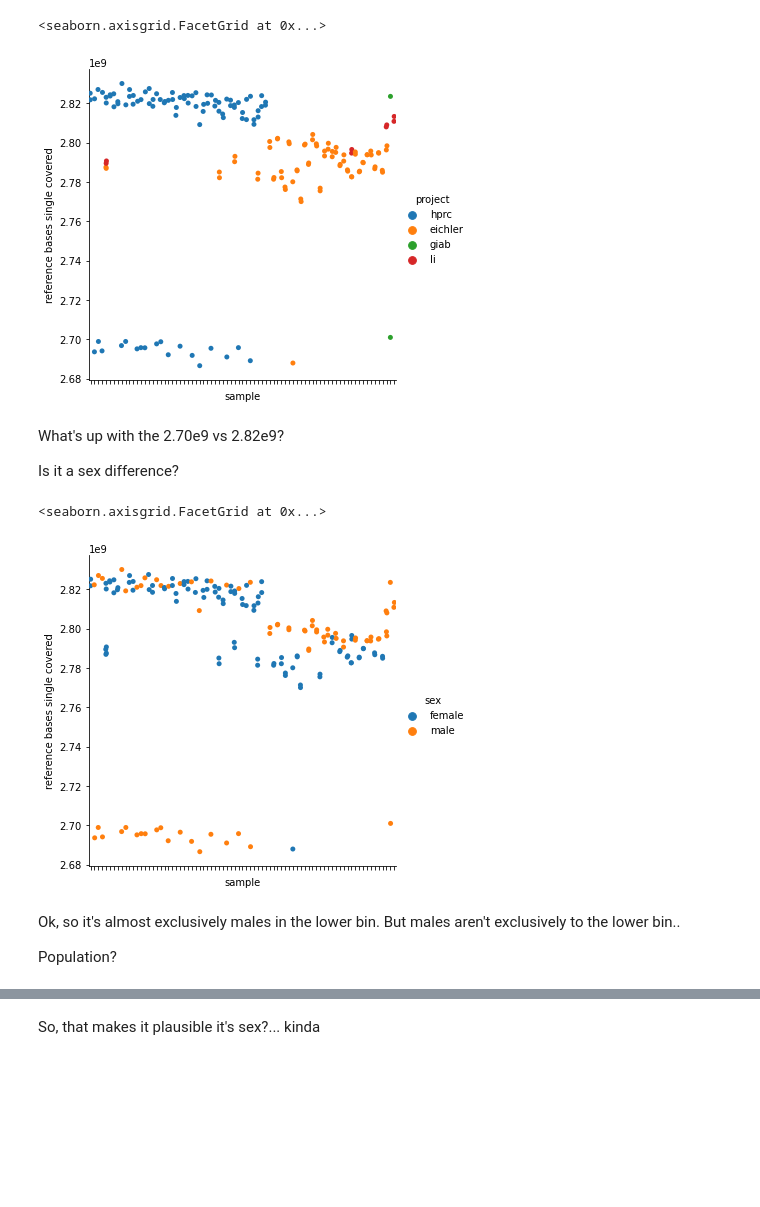
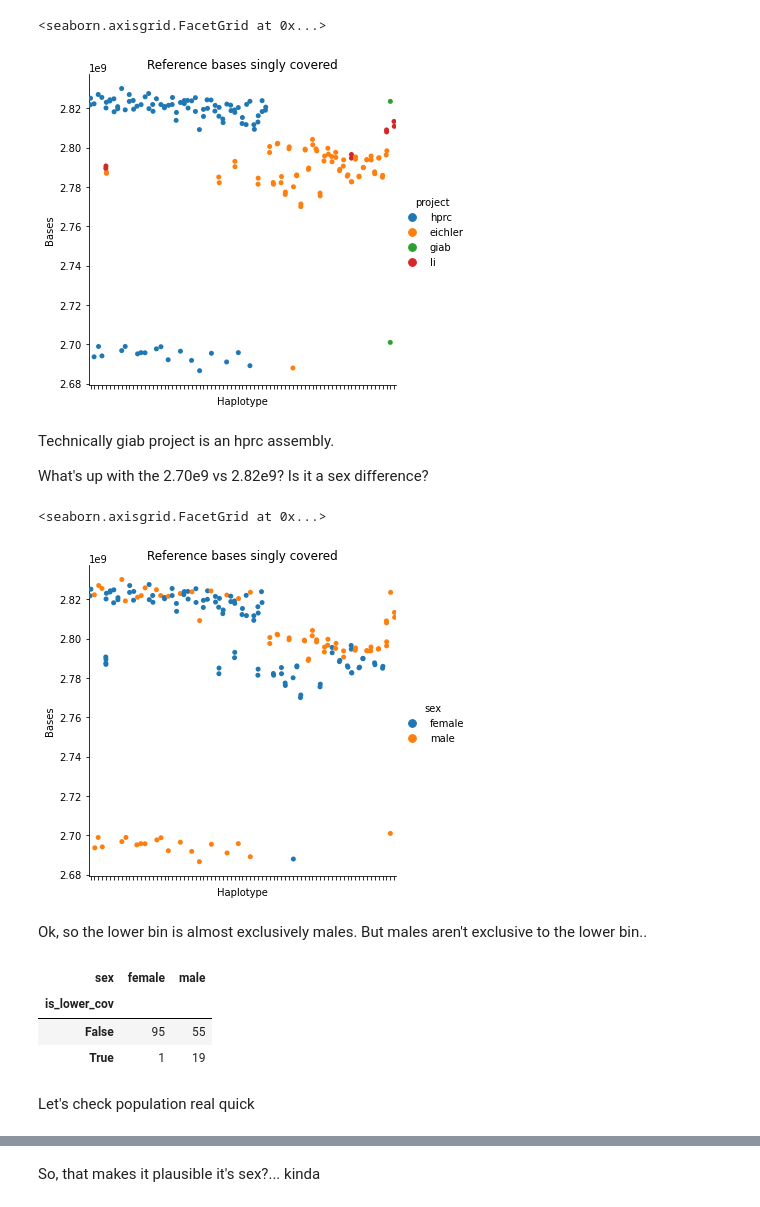
Before and after one commit to ACEnglish/adotto, a Jupyter notebook: variant_calling/notebooks/HapotypeCoverage.ipynb, the cells around one changed output, grey strips where cells are left out. Drawn from its saved outputs; the diff is of its cells as text; code cells hidden in the pictures; blank space fills up the shorter version.

```diff
--- a/variant_calling/notebooks/HapotypeCoverage.ipynb
+++ b/variant_calling/notebooks/HapotypeCoverage.ipynb
@@ -13,5 +6,15 @@ print(len(data), "haplotypes")
 # %%
+# Output from ../scripts/hap_mapstats.py
+data = joblib.load("../data/hap_mapstats.jl")
 # Index is the directory, directory name structure {project}_{sample}_{haplotag}
 sample = pd.Series(data.index, index=data.index).str.split('_', expand=True)
 sample.columns = ['project', 'sample', 'haplotag']
 data = data.join(sample)
+
+data['appx genome % 1x'] = data["reference bases single covered"] / 3.2e9
+
+# Join with metadata
+meta = pd.read_csv("../../metadata/metadata.txt", sep='\t')
+meta.set_index('Individual', inplace=True)
+data['sex'] = data['sample'].map(meta['Sex'])
+data['population'] = data['sample'].map(meta['Superpopulation code'])
@@ -18,10 +36,11 @@ data = data.join(sample)
 # %%
 p = sb.catplot(data=data, x="sample", y="reference bases single covered", hue='project')
-p.set(xticklabels=[])
+p.set(xticklabels=[], title="Reference bases singly covered", ylabel="Bases", xlabel="Haplotype")
 # %% [output]
 <seaborn.axisgrid.FacetGrid at 0x...>
-[figure, old version]
+[figure, new version]
 # %% [markdown]
+Technically giab project is an hprc assembly.
+
 What's up with the 2.70e9 vs 2.82e9?
-
 Is it a sex difference?
@@ -34,12 +47,20 @@ data['population'] = data['sample'].map(meta['Superpopulation code'])
 # %%
 p = sb.catplot(data=data, x="sample", y="reference bases single covered", hue='sex')
-p.set(xticklabels=[])
+p.set(xticklabels=[], title="Reference bases singly covered", ylabel="Bases", xlabel="Haplotype")
 # %% [output]
 <seaborn.axisgrid.FacetGrid at 0x...>
-[figure, old version]
+[figure, new version]
 # %% [markdown]
-Ok, so it's almost exclusively males in the lower bin. But males aren't exclusively to the lower bin..
-
-Population?
+Ok, so the lower bin is almost exclusively males. But males aren't exclusive to the lower bin..
+# %%
+data['is_lower_cov'] = data["reference bases single covered"] < 2.72e9
+data.groupby(['is_lower_cov', 'sex']).size().unstack()
+# %% [output]
+| sex | female | male |
+| is_lower_cov |  |  |
+| False | 95 | 55 |
+| True | 1 | 19 |
+# %% [markdown]
+Let's check population real quick
 # %%
 p = sb.catplot(data=data, x="sample", y="reference bases single covered", hue='population')
```
Also changed, not shown: parts of 14 cells of this notebook.
